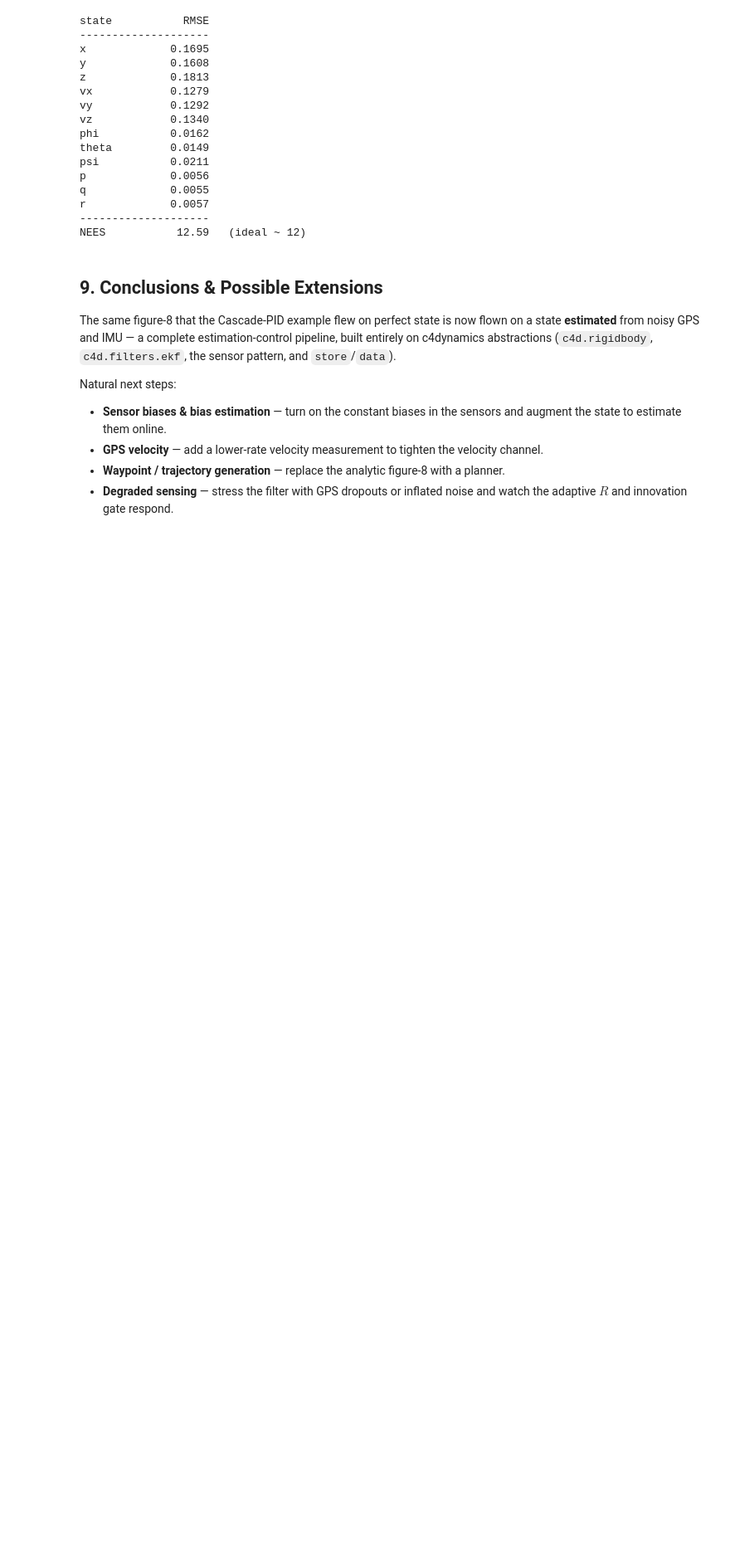
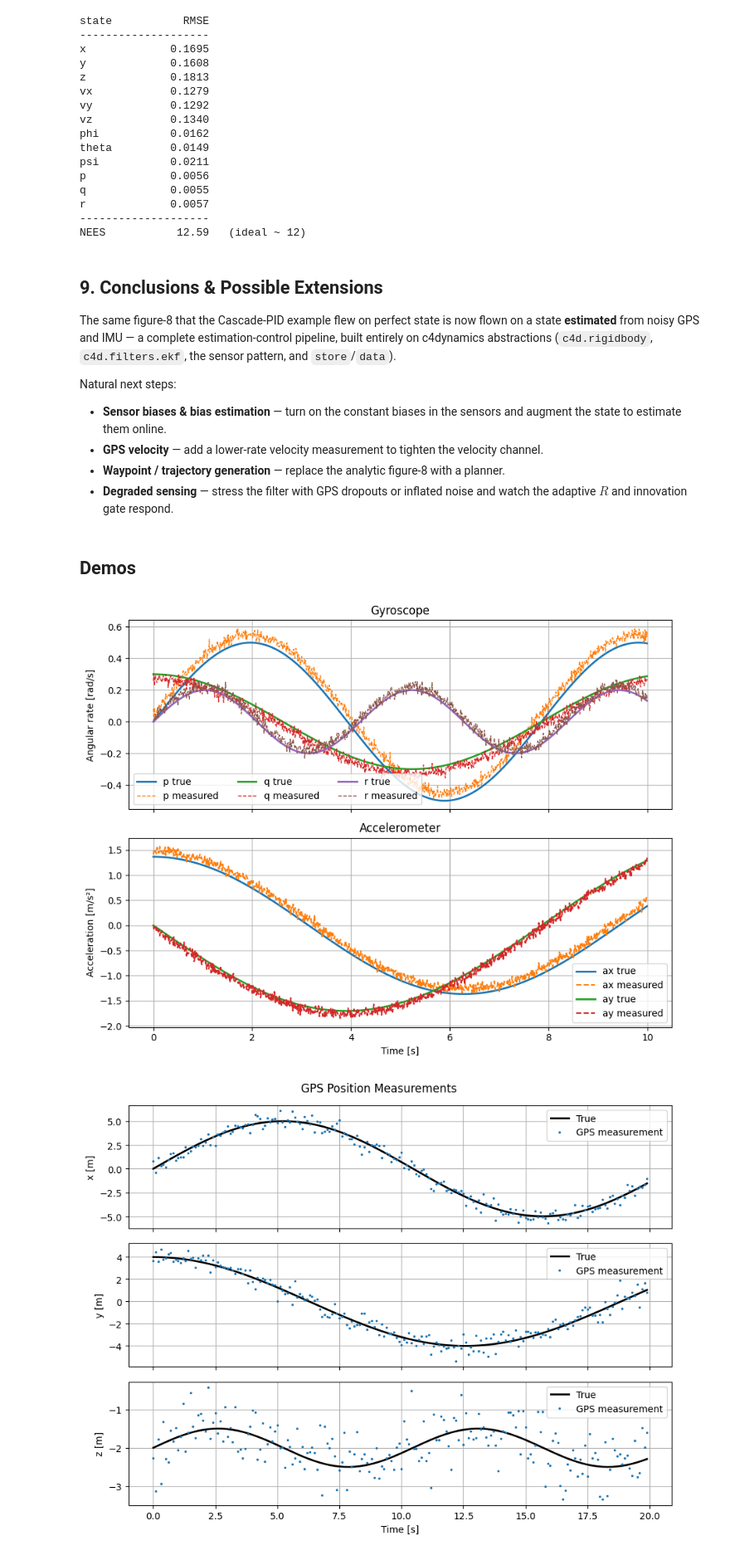
Before and after one commit to C4dynamics/c4dynamics, a Jupyter notebook: docs/source/programs/ekf_estimation/ekf.ipynb, the cells around one changed output. Shown at 83% size. Saved outputs shown, nothing was run; the diff lists cells and outputs as text; code cells hidden in the pictures; blank space fills up the shorter version.

Commit message:
add demo() methods to each model to learn the error model

```diff
--- a/docs/source/programs/ekf_estimation/ekf.ipynb
+++ b/docs/source/programs/ekf_estimation/ekf.ipynb
@@ -274,3 +274,5 @@ Natural next steps:
 - **Waypoint / trajectory generation** — replace the analytic figure-8 with a planner.
 - **Degraded sensing** — stress the filter with GPS dropouts or inflated noise and
   watch the adaptive $R$ and innovation gate respond.
+# %% [markdown]
+## Demos
@@ -276,0 +281,7 @@ Natural next steps:
+# %%
+imu.demo();
+gps.demo();
+magnetometer.demo();
+# %% [output]
+[figure, added]
+[figure, added]
```
Also changed, not shown: parts of 2 cells of this notebook, 1 other file.
